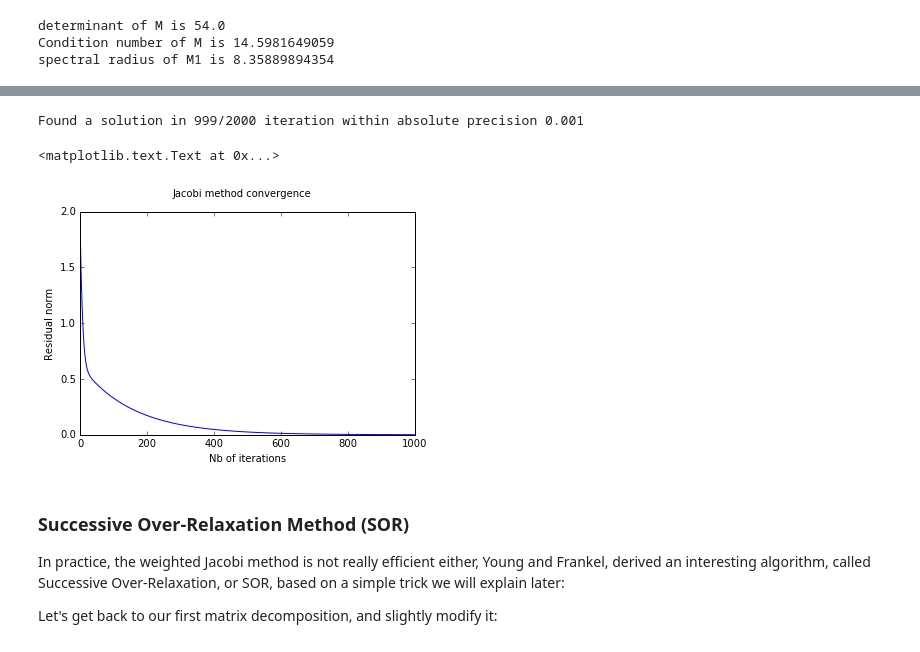
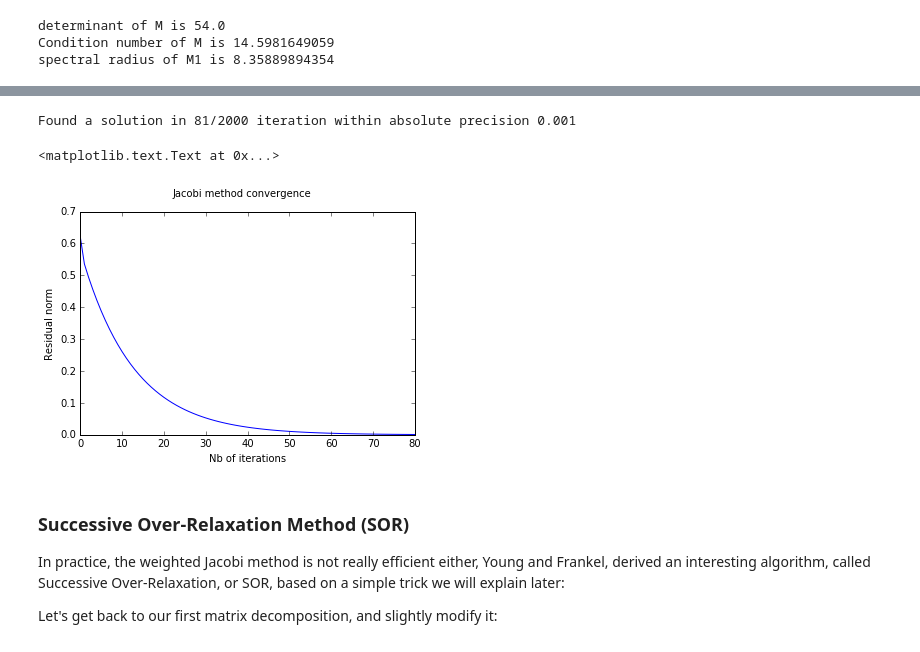
Before and after one commit to gnthibault/Optimisation-Python, a Jupyter notebook: FixedPointIterationsMethods.ipynb, the cells around one changed output, grey strips where cells are left out. Saved outputs shown, nothing was run; the diff lists cells and outputs as text; code cells hidden in the pictures.

```diff
--- a/FixedPointIterationsMethods.ipynb
+++ b/FixedPointIterationsMethods.ipynb
@@ -105,39 +113,39 @@ Where we can choose $\omega>1$ to speed-up the convergence in some cases, and $\
     Implementing the Jacobi and weighted Jacobi Method
 """
 Xk=np.zeros(M.shape[1])
-omega = 0.1
+omega = 1./spectRadM1
 nbIter = 2000
 i = 0
 eps=1e-3
-residual = np.ones(Y.shape)*(1+eps)
+residual = np.ones_like(Y)*(1+eps)
 err=[]
 
 while (i<nbIter) and not np.allclose(residual,0,atol=eps):
     nextIterate = np.dot(M1,Xk)+Y1
     #Classic jacobi method
     if( spectRadM1 < 1 ):
         Xk = nextIterate
     #Weighted jacobi method
     else:
         Xk += omega*(nextIterate - Xk)
     residual = np.dot(M,Xk)-Y
     err.append(np.linalg.norm(residual))
     i += 1
 
 if i<nbIter:
     print "Found a solution in "+str(i)+"/"+str(nbIter)+" iteration within absolute precision "+str(eps)
 else:
-    print "Jacobi iteration failed, residual norm is "+str(np.linalg.norm(np.dot(M,Xk)-Y))
+    print "Jacobi iteration failed, residual norm is "+str(np.linalg.norm(residual))
 
 plt.figure()
 plt.suptitle("Jacobi method convergence")
 plt.plot(np.arange(i),err)
 plt.xlabel("Nb of iterations")
 plt.ylabel("Residual norm")
 # %% [output]
-Found a solution in 999/2000 iteration within absolute precision 0.001
+Found a solution in 81/2000 iteration within absolute precision 0.001
 <matplotlib.text.Text at 0x...>
-[figure, old version]
+[figure, new version]
 # %% [markdown]
 ###  Successive Over-Relaxation Method (SOR)
 
```
Also changed, not shown: parts of 13 cells of this notebook.
